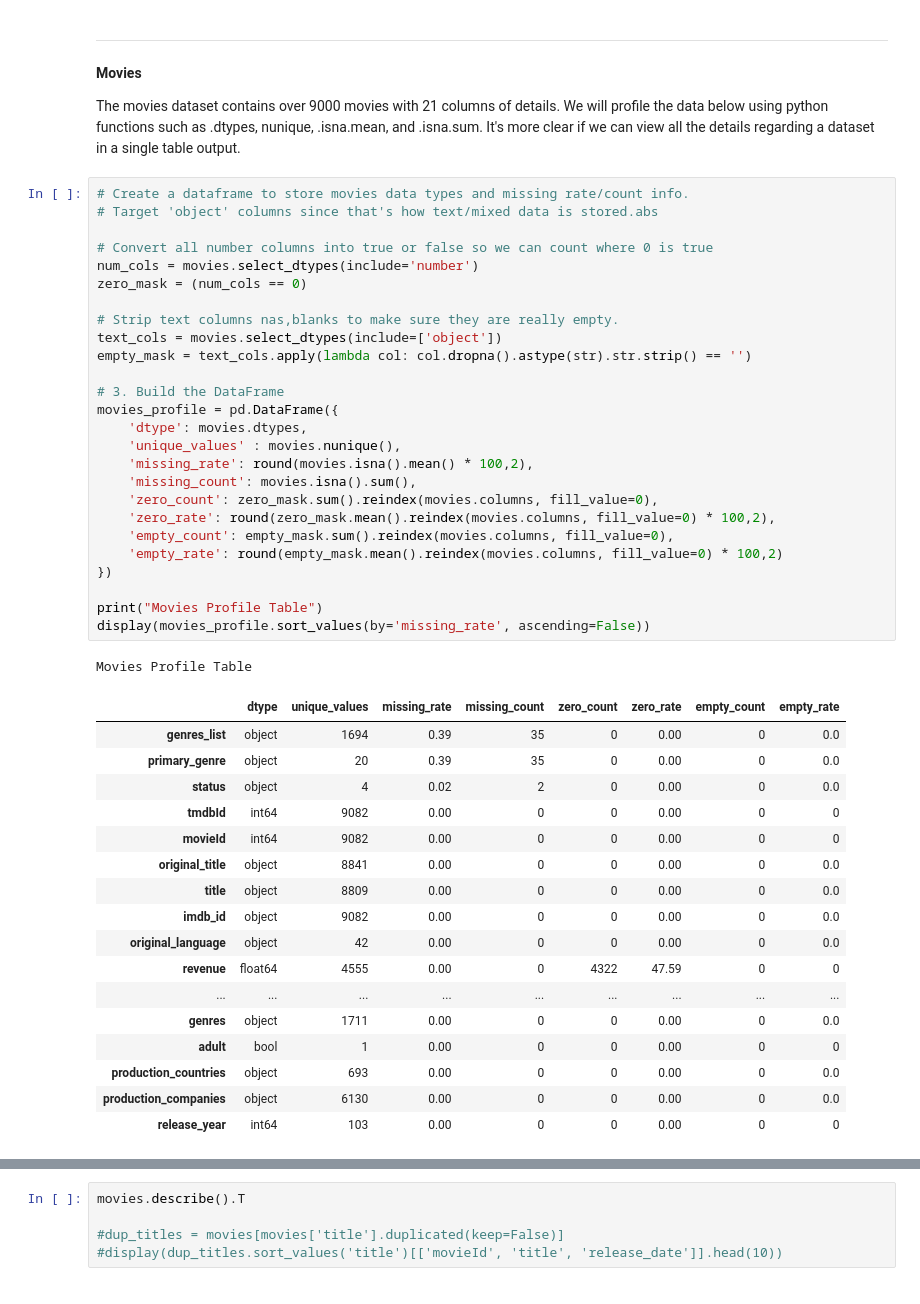
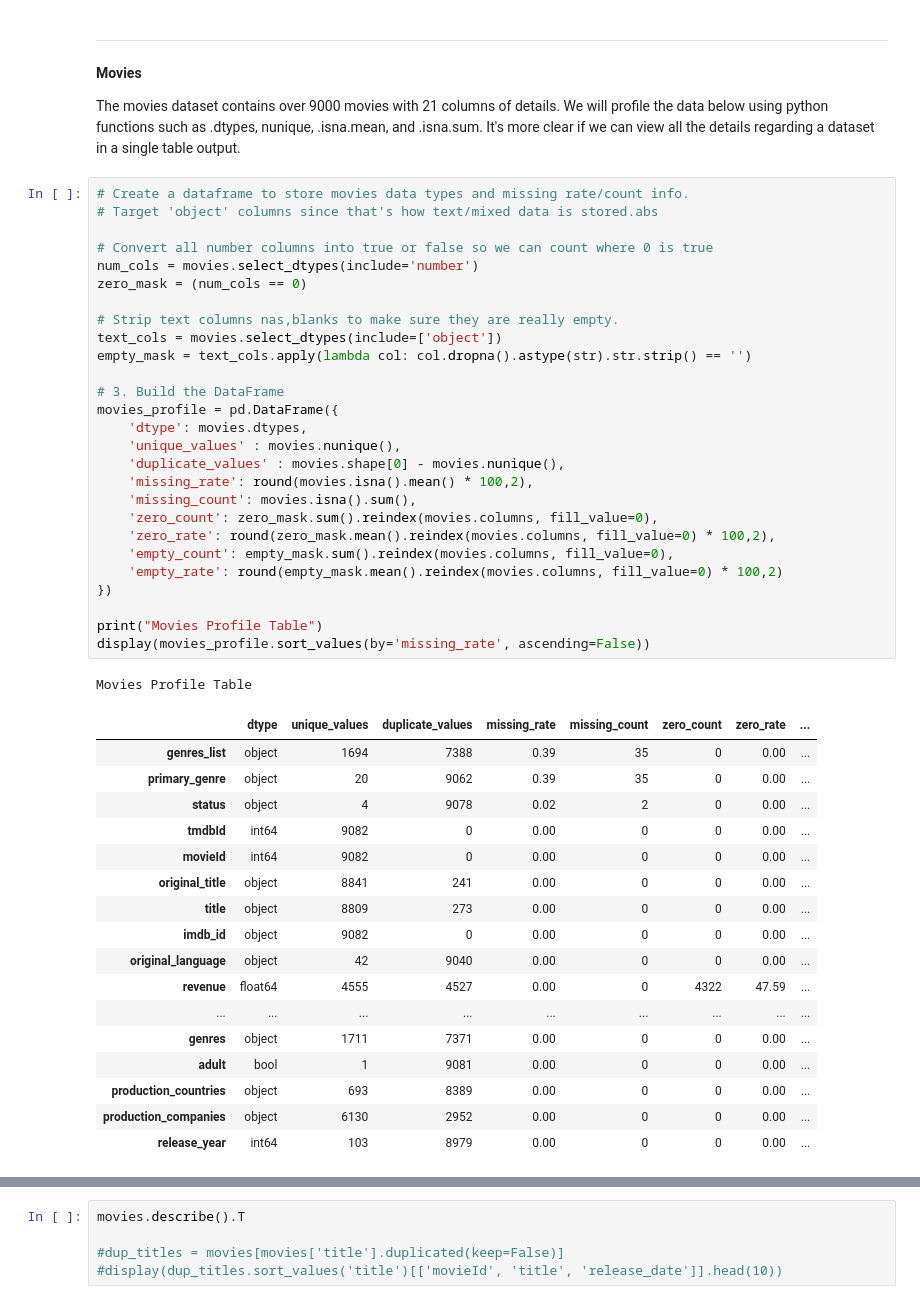
Before and after one commit to MFUTSA/Project-Option-1-Matt-Flores, a Jupyter notebook: notebooks/Milestone_1.ipynb, the cells around one changed output, grey strips where cells are left out. Saved outputs shown, nothing was run; the diff lists cells and outputs as text.

Commit message:
movie profiling

```diff
--- a/notebooks/Milestone_1.ipynb
+++ b/notebooks/Milestone_1.ipynb
@@ -178,45 +234,46 @@ The movies dataset contains over 9000 movies with 21 columns of details. We will
 # %%
 # Create a dataframe to store movies data types and missing rate/count info.
 # Target 'object' columns since that's how text/mixed data is stored.abs
 
 # Convert all number columns into true or false so we can count where 0 is true
 num_cols = movies.select_dtypes(include='number')
 zero_mask = (num_cols == 0)
 
 # Strip text columns nas,blanks to make sure they are really empty.
 text_cols = movies.select_dtypes(include=['object'])
 empty_mask = text_cols.apply(lambda col: col.dropna().astype(str).str.strip() == '')
 
 # 3. Build the DataFrame
 movies_profile = pd.DataFrame({
     'dtype': movies.dtypes,
     'unique_values' : movies.nunique(),
+    'duplicate_values' : movies.shape[0] - movies.nunique(),
     'missing_rate': round(movies.isna().mean() * 100,2),
     'missing_count': movies.isna().sum(),
     'zero_count': zero_mask.sum().reindex(movies.columns, fill_value=0),
     'zero_rate': round(zero_mask.mean().reindex(movies.columns, fill_value=0) * 100,2),
     'empty_count': empty_mask.sum().reindex(movies.columns, fill_value=0),
     'empty_rate': round(empty_mask.mean().reindex(movies.columns, fill_value=0) * 100,2)
 })
 
 print("Movies Profile Table")
 display(movies_profile.sort_values(by='missing_rate', ascending=False))
 # %% [output]
 Movies Profile Table
-|  | dtype | unique_values | missing_rate | missing_count | zero_count | zero_rate | empty_count | empty_rate |
-| genres_list | object | 1694 | 0.39 | 35 | 0 | 0.00 | 0 | 0.0 |
-| primary_genre | object | 20 | 0.39 | 35 | 0 | 0.00 | 0 | 0.0 |
-| status | object | 4 | 0.02 | 2 | 0 | 0.00 | 0 | 0.0 |
-| tmdbId | int64 | 9082 | 0.00 | 0 | 0 | 0.00 | 0 | 0 |
-| movieId | int64 | 9082 | 0.00 | 0 | 0 | 0.00 | 0 | 0 |
-| original_title | object | 8841 | 0.00 | 0 | 0 | 0.00 | 0 | 0.0 |
-| title | object | 8809 | 0.00 | 0 | 0 | 0.00 | 0 | 0.0 |
-| imdb_id | object | 9082 | 0.00 | 0 | 0 | 0.00 | 0 | 0.0 |
-| original_language | object | 42 | 0.00 | 0 | 0 | 0.00 | 0 | 0.0 |
-| revenue | float64 | 4555 | 0.00 | 0 | 4322 | 47.59 | 0 | 0 |
+|  | dtype | unique_values | duplicate_values | missing_rate | missing_count | zero_count | zero_rate | ... |
+| genres_list | object | 1694 | 7388 | 0.39 | 35 | 0 | 0.00 | ... |
+| primary_genre | object | 20 | 9062 | 0.39 | 35 | 0 | 0.00 | ... |
+| status | object | 4 | 9078 | 0.02 | 2 | 0 | 0.00 | ... |
+| tmdbId | int64 | 9082 | 0 | 0.00 | 0 | 0 | 0.00 | ... |
+| movieId | int64 | 9082 | 0 | 0.00 | 0 | 0 | 0.00 | ... |
+| original_title | object | 8841 | 241 | 0.00 | 0 | 0 | 0.00 | ... |
+| title | object | 8809 | 273 | 0.00 | 0 | 0 | 0.00 | ... |
+| imdb_id | object | 9082 | 0 | 0.00 | 0 | 0 | 0.00 | ... |
+| original_language | object | 42 | 9040 | 0.00 | 0 | 0 | 0.00 | ... |
+| revenue | float64 | 4555 | 4527 | 0.00 | 0 | 4322 | 47.59 | ... |
 | ... | ... | ... | ... | ... | ... | ... | ... | ... |
-| genres | object | 1711 | 0.00 | 0 | 0 | 0.00 | 0 | 0.0 |
-| adult | bool | 1 | 0.00 | 0 | 0 | 0.00 | 0 | 0 |
-| production_countries | object | 693 | 0.00 | 0 | 0 | 0.00 | 0 | 0.0 |
-| production_companies | object | 6130 | 0.00 | 0 | 0 | 0.00 | 0 | 0.0 |
-| release_year | int64 | 103 | 0.00 | 0 | 0 | 0.00 | 0 | 0 |
+| genres | object | 1711 | 7371 | 0.00 | 0 | 0 | 0.00 | ... |
+| adult | bool | 1 | 9081 | 0.00 | 0 | 0 | 0.00 | ... |
+| production_countries | object | 693 | 8389 | 0.00 | 0 | 0 | 0.00 | ... |
+| production_companies | object | 6130 | 2952 | 0.00 | 0 | 0 | 0.00 | ... |
+| release_year | int64 | 103 | 8979 | 0.00 | 0 | 0 | 0.00 | ... |
```
Also changed, not shown: parts of 17 cells of this notebook, 1 other file.
